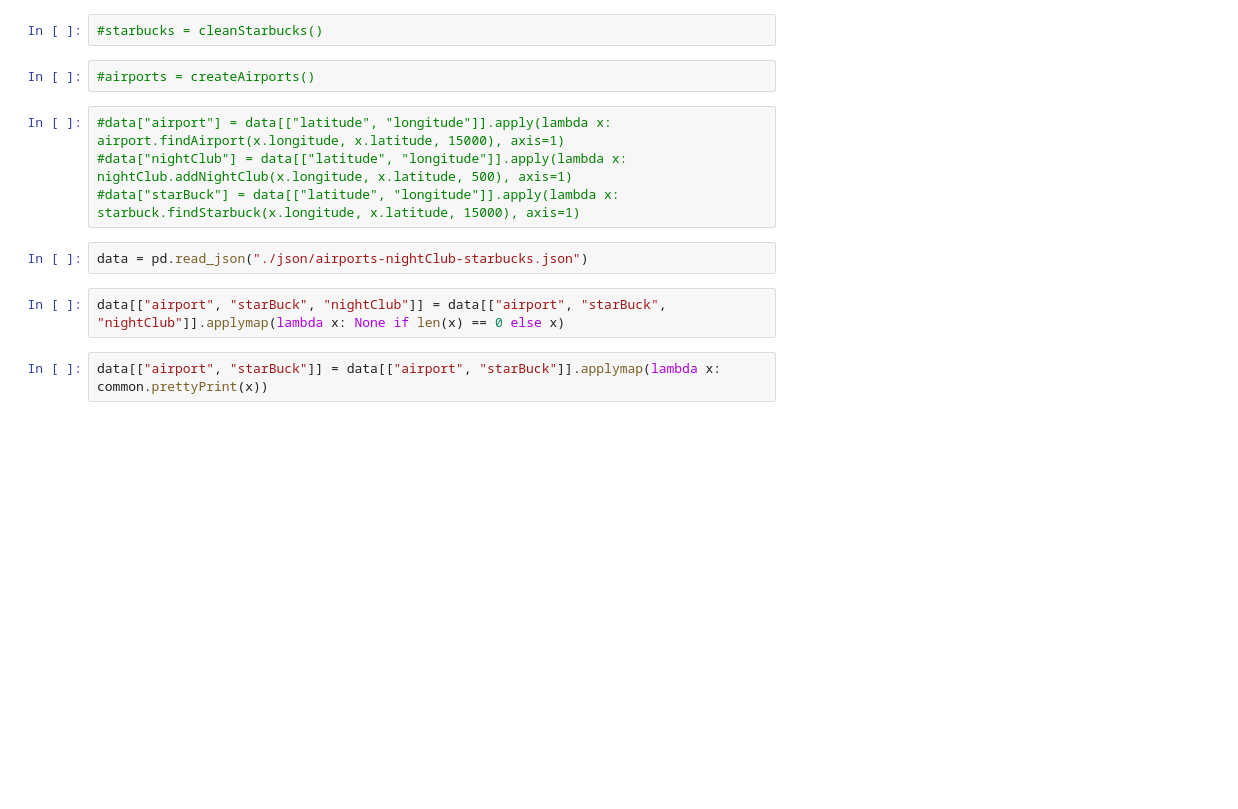
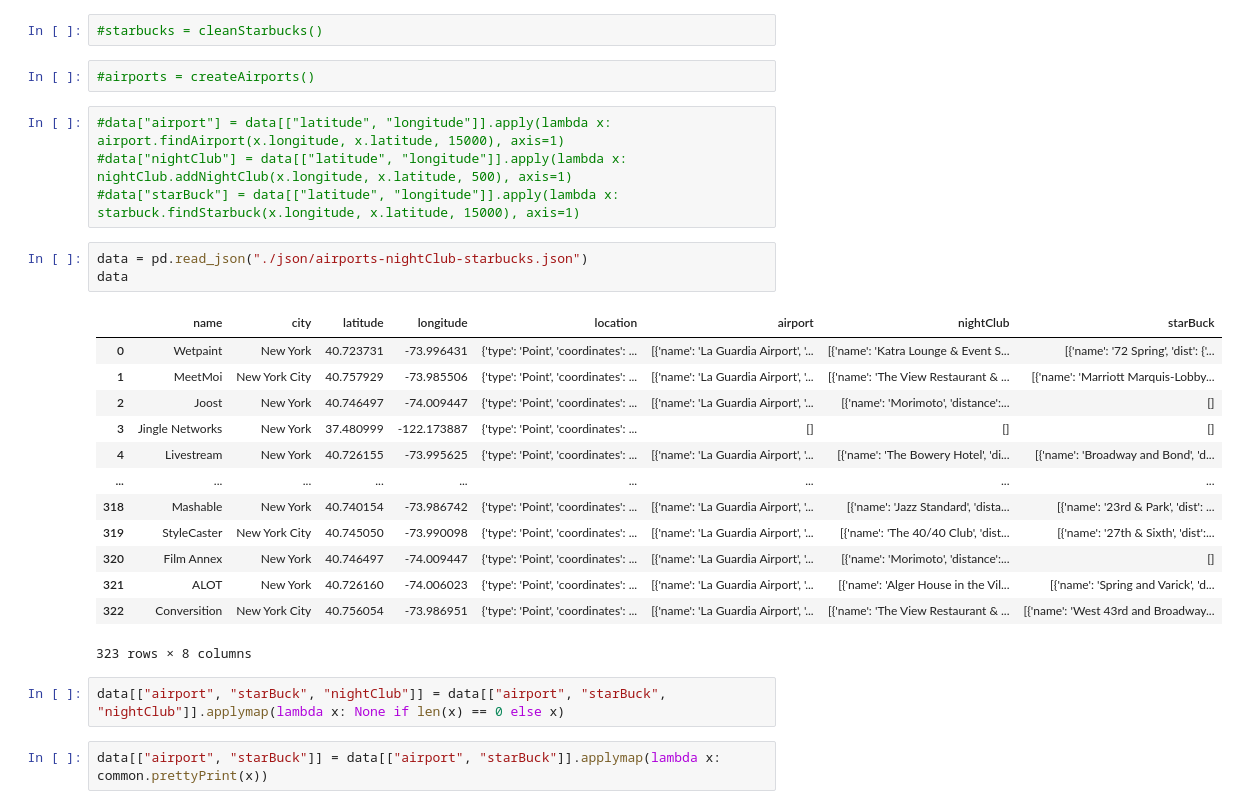
Before and after one commit to eduman13/visualizing-real-world-data-project, a Jupyter notebook: bestPlace.ipynb, the cells around one changed output. Saved outputs shown, nothing was run; the diff lists cells and outputs as text; blank space fills up the shorter version.

```diff
--- a/bestPlace.ipynb
+++ b/bestPlace.ipynb
@@ -36,6 +36,21 @@ You should consider upgrading via the 'python -m pip install --upgrade pip' comm
 #data["starBuck"] = data[["latitude", "longitude"]].apply(lambda x: starbuck.findStarbuck(x.longitude, x.latitude, 15000), axis=1)
 # %%
 data = pd.read_json("./json/airports-nightClub-starbucks.json")
+data
+# %% [output]
+|  | name | city | latitude | longitude | location | airport | nightClub | starBuck |
+| 0 | Wetpaint | New York | 40.723731 | -73.996431 | {'type': 'Point', 'coordinates': ... | [{'name': 'La Guardia Airport', '... | [{'name': 'Katra Lounge & Event S... | [{'name': '72 Spring', 'dist': {'... |
+| 1 | MeetMoi | New York City | 40.757929 | -73.985506 | {'type': 'Point', 'coordinates': ... | [{'name': 'La Guardia Airport', '... | [{'name': 'The View Restaurant & ... | [{'name': 'Marriott Marquis-Lobby... |
+| 2 | Joost | New York | 40.746497 | -74.009447 | {'type': 'Point', 'coordinates': ... | [{'name': 'La Guardia Airport', '... | [{'name': 'Morimoto', 'distance':... | [] |
+| 3 | Jingle Networks | New York | 37.480999 | -122.173887 | {'type': 'Point', 'coordinates': ... | [] | [] | [] |
+| 4 | Livestream | New York | 40.726155 | -73.995625 | {'type': 'Point', 'coordinates': ... | [{'name': 'La Guardia Airport', '... | [{'name': 'The Bowery Hotel', 'di... | [{'name': 'Broadway and Bond', 'd... |
+| ... | ... | ... | ... | ... | ... | ... | ... | ... |
+| 318 | Mashable | New York | 40.740154 | -73.986742 | {'type': 'Point', 'coordinates': ... | [{'name': 'La Guardia Airport', '... | [{'name': 'Jazz Standard', 'dista... | [{'name': '23rd & Park', 'dist': ... |
+| 319 | StyleCaster | New York City | 40.745050 | -73.990098 | {'type': 'Point', 'coordinates': ... | [{'name': 'La Guardia Airport', '... | [{'name': 'The 40/40 Club', 'dist... | [{'name': '27th & Sixth', 'dist':... |
+| 320 | Film Annex | New York | 40.746497 | -74.009447 | {'type': 'Point', 'coordinates': ... | [{'name': 'La Guardia Airport', '... | [{'name': 'Morimoto', 'distance':... | [] |
+| 321 | ALOT | New York | 40.726160 | -74.006023 | {'type': 'Point', 'coordinates': ... | [{'name': 'La Guardia Airport', '... | [{'name': 'Alger House in the Vil... | [{'name': 'Spring and Varick', 'd... |
+| 322 | Conversition | New York City | 40.756054 | -73.986951 | {'type': 'Point', 'coordinates': ... | [{'name': 'La Guardia Airport', '... | [{'name': 'The View Restaurant & ... | [{'name': 'West 43rd and Broadway... |
+323 rows × 8 columns
 # %%
 data[["airport", "starBuck", "nightClub"]] = data[["airport", "starBuck", "nightClub"]].applymap(lambda x: None if len(x) == 0 else x)
 # %%
```
Also changed, not shown: parts of 2 cells of this notebook.
